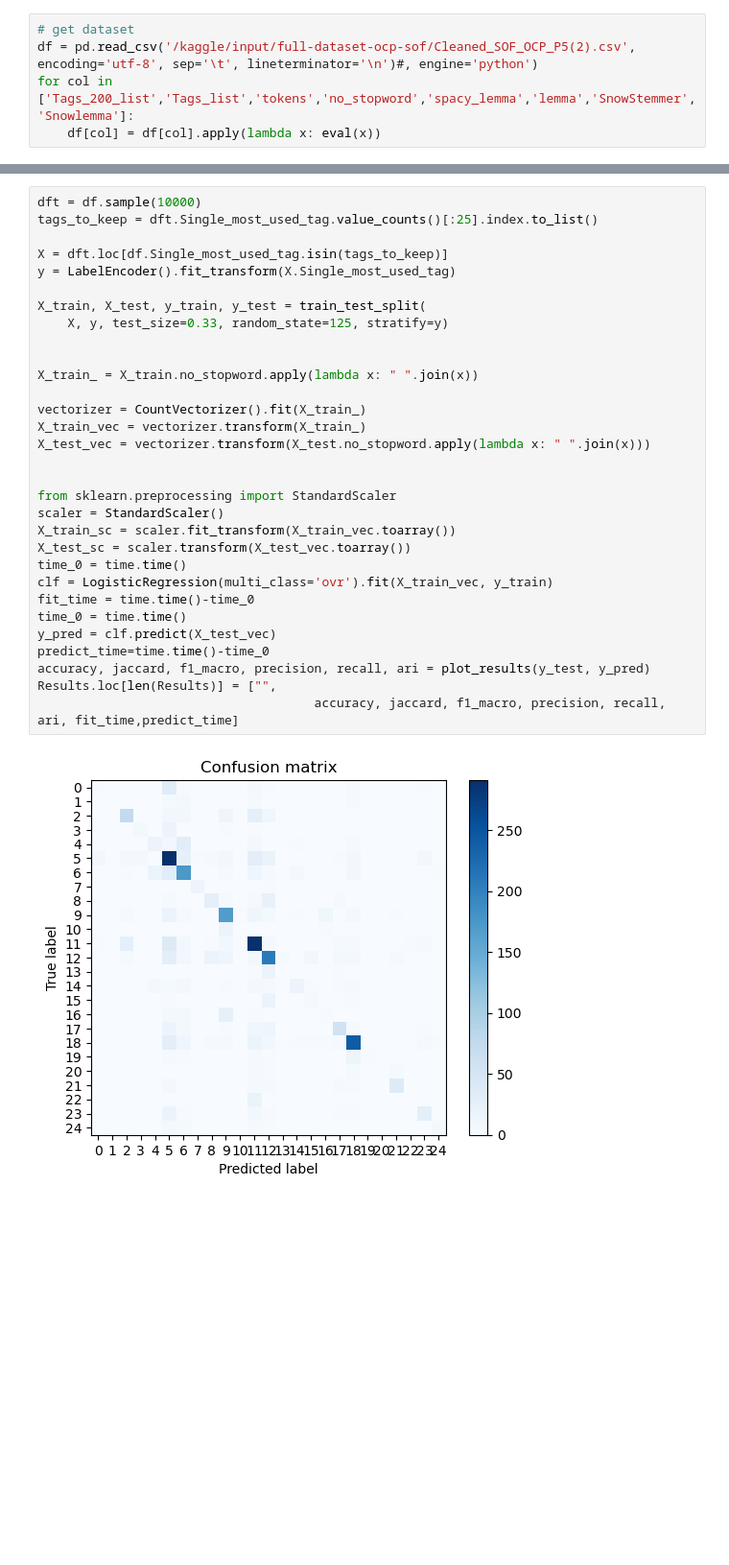
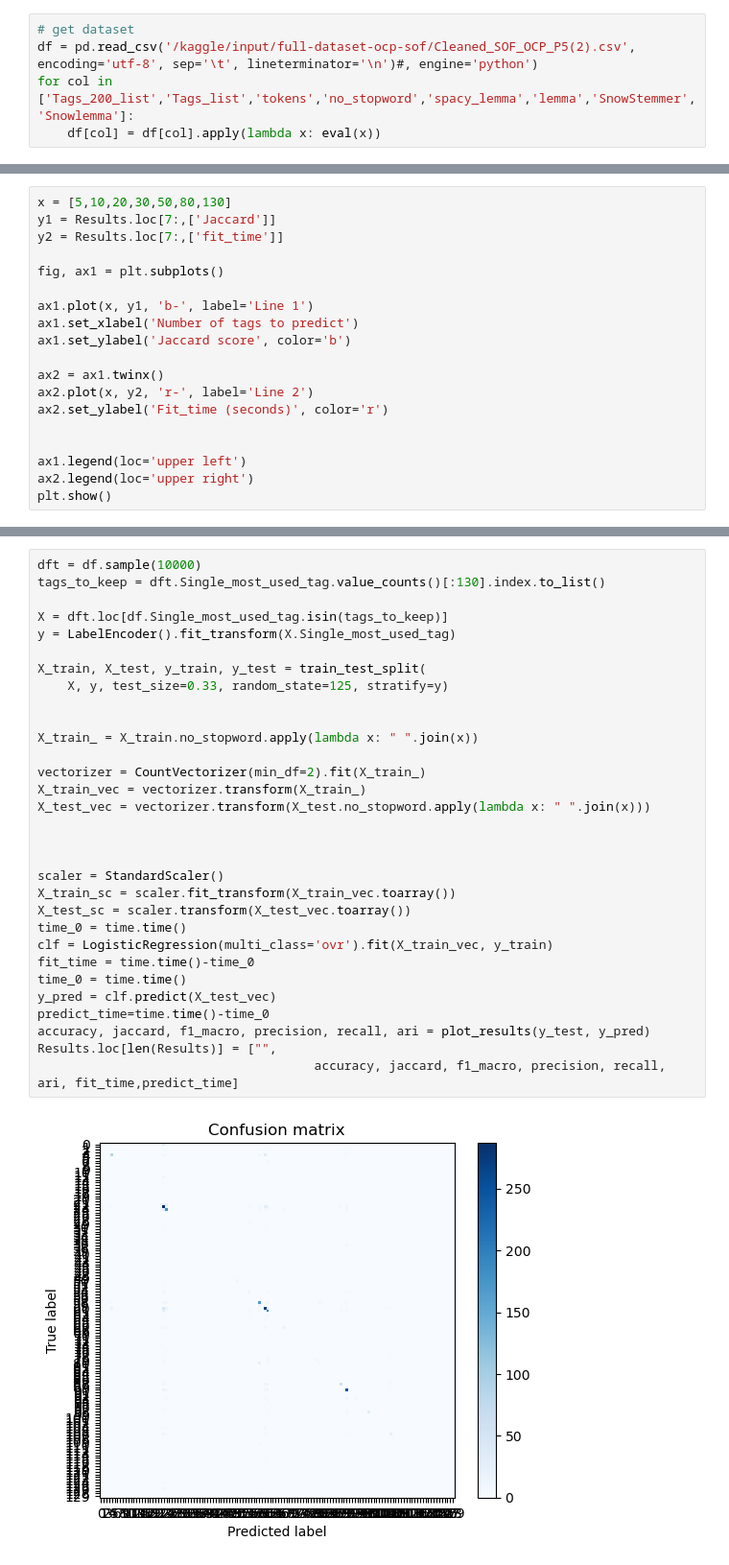
Before and after one commit to RCaz33/API_predict, a Jupyter notebook: cazelles-remi-notebook-exploration-06-2023.ipynb, the cells around one changed output, grey strips where cells are left out. Shown at 96% size. Saved outputs shown, nothing was run; the diff lists cells and outputs as text; blank space fills up the shorter version.

```diff
--- a/cazelles-remi-notebook-exploration-06-2023.ipynb
+++ b/cazelles-remi-notebook-exploration-06-2023.ipynb
@@ -557,0 +728,19 @@ len(X)
+# %%
+x = [5,10,20,30,50,80,130]
+y1 = Results.loc[7:,['Jaccard']]
+y2 = Results.loc[7:,['fit_time']]
+
+fig, ax1 = plt.subplots()
+
+ax1.plot(x, y1, 'b-', label='Line 1')
+ax1.set_xlabel('Number of tags to predict')
+ax1.set_ylabel('Jaccard score', color='b')
+
+ax2 = ax1.twinx()
+ax2.plot(x, y2, 'r-', label='Line 2')
+ax2.set_ylabel('Fit_time (seconds)', color='r')
+
+
+ax1.legend(loc='upper left')
+ax2.legend(loc='upper right')
+plt.show()
@@ -558,33 +749,33 @@ len(X)
 # %%
 dft = df.sample(10000)
-tags_to_keep = dft.Single_most_used_tag.value_counts()[:25].index.to_list()
+tags_to_keep = dft.Single_most_used_tag.value_counts()[:130].index.to_list()
 
 X = dft.loc[df.Single_most_used_tag.isin(tags_to_keep)]
 y = LabelEncoder().fit_transform(X.Single_most_used_tag)
 
 X_train, X_test, y_train, y_test = train_test_split(
     X, y, test_size=0.33, random_state=125, stratify=y)
 
 
 X_train_ = X_train.no_stopword.apply(lambda x: " ".join(x))
 
-vectorizer = CountVectorizer().fit(X_train_)
+vectorizer = CountVectorizer(min_df=2).fit(X_train_)
 X_train_vec = vectorizer.transform(X_train_)
 X_test_vec = vectorizer.transform(X_test.no_stopword.apply(lambda x: " ".join(x)))
 
 
-from sklearn.preprocessing import StandardScaler
+
 scaler = StandardScaler()
 X_train_sc = scaler.fit_transform(X_train_vec.toarray())
 X_test_sc = scaler.transform(X_test_vec.toarray())
 time_0 = time.time()
 clf = LogisticRegression(multi_class='ovr').fit(X_train_vec, y_train)
 fit_time = time.time()-time_0
 time_0 = time.time()
 y_pred = clf.predict(X_test_vec)
 predict_time=time.time()-time_0
 accuracy, jaccard, f1_macro, precision, recall, ari = plot_results(y_test, y_pred)
 Results.loc[len(Results)] = ["",
                                      accuracy, jaccard, f1_macro, precision, recall, ari, fit_time,predict_time]
 # %% [output]
-[figure, old version]
+[figure, new version]
```
Also changed, not shown: parts of 23 cells of this notebook.
